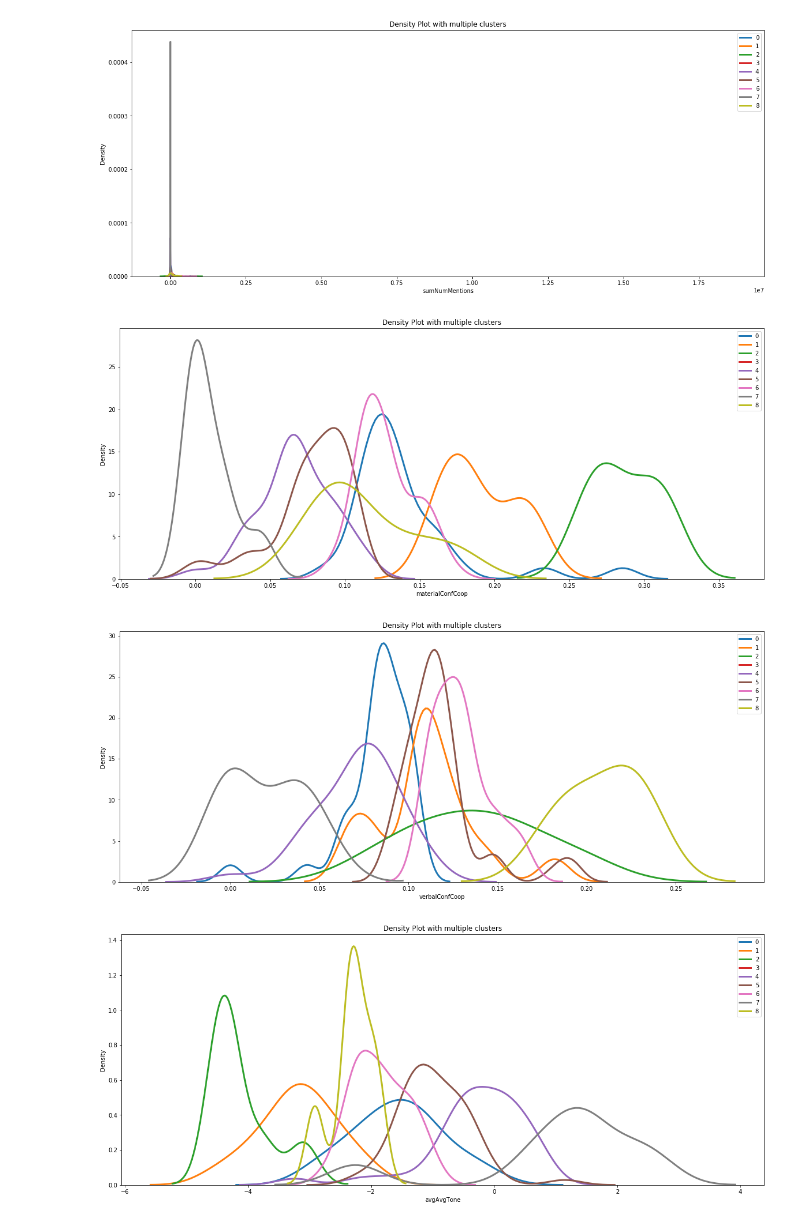
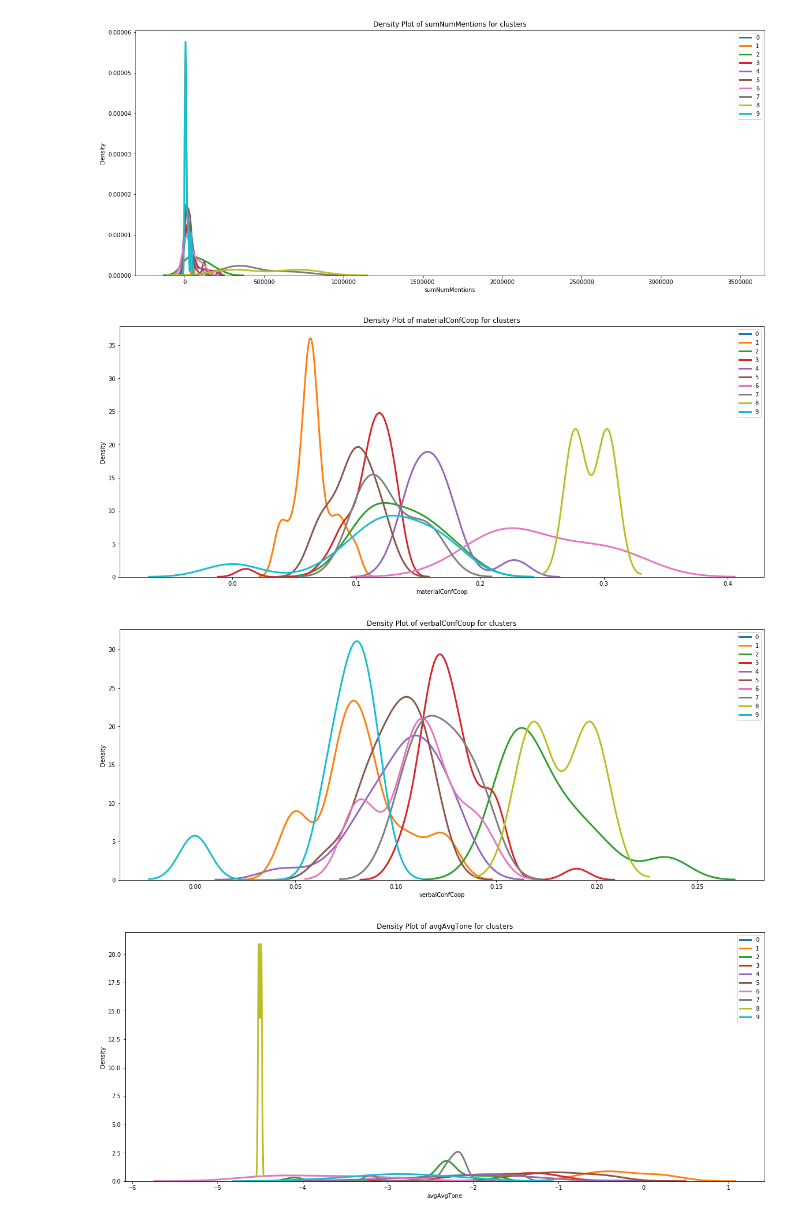
Before and after one commit to mijapa/GDELT, a Jupyter notebook: Clusters_density_values.ipynb, the cells around one changed output. Drawn from its saved outputs; the diff is of its cells as text; code cells hidden in the pictures.

Commit message:
Create, add to tex and comment density figures

```diff
--- a/Clusters_density_values.ipynb
+++ b/Clusters_density_values.ipynb
@@ -29,13 +29,13 @@ See the caveats in the documentation: https://pandas.pydata.org/pandas-docs/stab
 # %%
 def test_measure(measure):
 
-    print('{}, minimum value: {}, minimum value: {}\n'.format(
+    print('{}, minimum value: {}, maximum value: {}\n'.format(
         globalA.columns[measure],
         subset.iloc[:, measure].min(),
         subset.iloc[:, measure].max()
         ))
 
-for cluster in range(9):
+for cluster in range(10):
     print('Cluster: {}'.format(cluster))
     subset = globalA[globalA.cluster==cluster]
     for measure in range(8):
@@ -61,17 +61,18 @@ expressCount, minimum value: 0, minimum value: 1396
 # %%
-for measure in range(7):
-    for cluster in range(9):
+for measure in range(8):
+    for cluster in range(10):
         # Subset to the airline
         subset = globalA[globalA.cluster==cluster]
-
+        measure_name = globalA.iloc[:, measure].name
 
         # Draw the density plot
         g = sns.distplot(subset.iloc[:, measure], hist = False, kde = True,
                      kde_kws = {'linewidth': 3},
                      label = cluster)
-        plt.title('Density Plot with multiple clusters')
-        plt.ylabel('Density')
-        g.figure.set_size_inches(20,8)
+    plt.title('Density Plot of {} for clusters'.format(measure_name))
+    plt.ylabel('Density')
+    g.figure.set_size_inches(20,8)
+    plt.savefig('text/fig/CLUST/density_{}.png'.format(measure_name), bbox_inches='tight')
 
     plt.show()
 # %% [output]
@@ -79,4 +80,4 @@ for measure in range(7):
-[figure, old version]
+[figure, new version]
-[figure, old version]
+[figure, new version]
-[figure, old version]
+[figure, new version]
-[figure, old version]
+[figure, new version]
```
Also changed, not shown: parts of 3 cells of this notebook, 9 other files.
